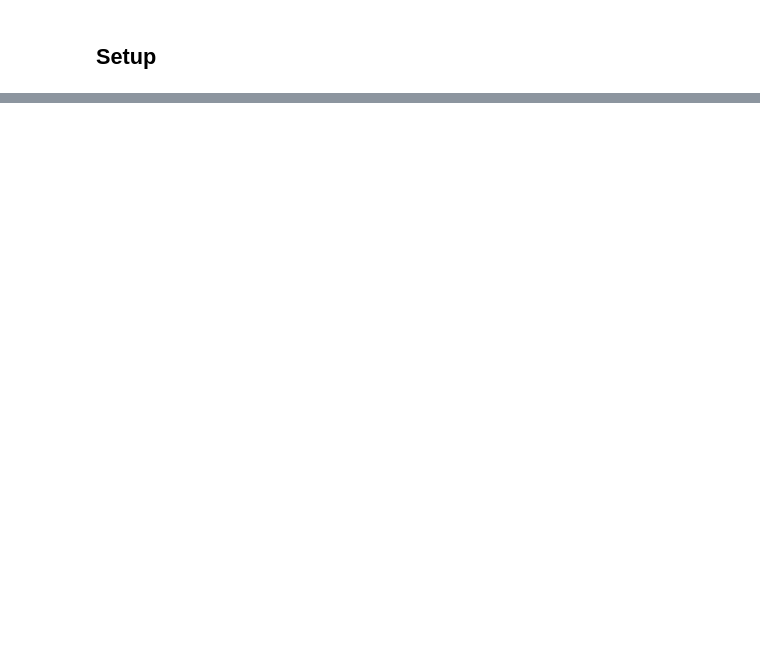
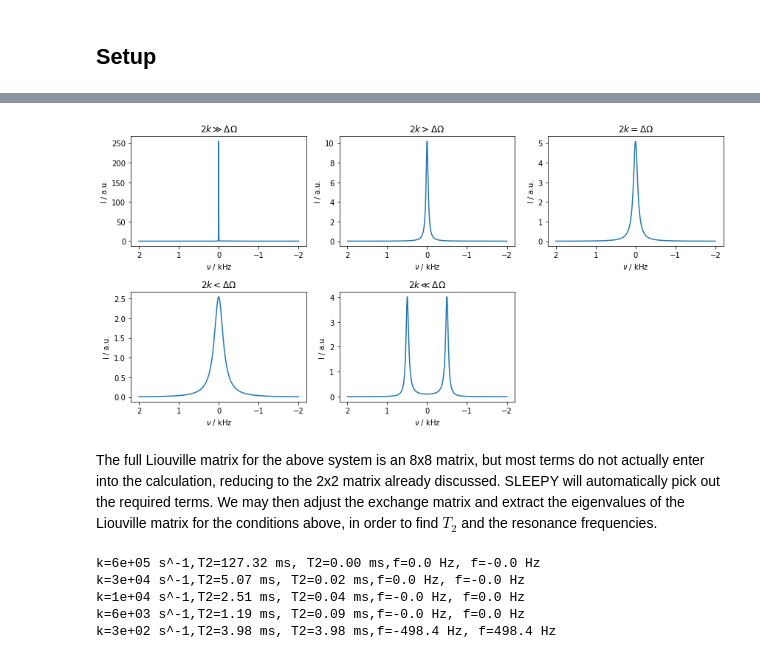
Before and after one commit to alsinmr/ConferenceExamples, a Jupyter notebook: JupyterBook/GNMR2025/Exchange.ipynb, the cells around one changed output, grey strips where cells are left out. Drawn from its saved outputs; the diff is of its cells as text; code cells hidden in the pictures; blank space fills up the shorter version.

```diff
--- a/JupyterBook/GNMR2025/Exchange.ipynb
+++ b/JupyterBook/GNMR2025/Exchange.ipynb
@@ -101,0 +203,33 @@ This matrix indicates that if we are in state 1, the phase of $\hat{S}_1^+$ will
+# %%
+fig=plt.figure(figsize=[12,6])
+ax=[fig.add_subplot(2,3,k+1) for k in range(5)]
+sqrt0=2*np.pi*4000/2   #This is where the square root is zero
+k0=[50*sqrt0,2*sqrt0,sqrt0,sqrt0/2,sqrt0/50]
+titles=[rf'$2k{sign}\Delta\Omega$' for sign in ['\gg','>','=','<','\ll']]
+
+for a,k,title in zip(ax,k0,titles):
+    L.kex=[[-k,k],[k,-k]]
+    rho.clear()
+    rho.DetProp(seq,n=4096)
+    rho.plot(FT=True,ax=a)
+    a.set_title(title)
+_=fig.tight_layout()
+# %% [output]
+[figure, added]
+# %% [markdown]
+The full Liouville matrix for the above system is an 8x8 matrix, but most terms do not actually enter into the calculation, reducing to the 2x2 matrix already discussed. SLEEPY will automatically pick out the required terms. We may then adjust the exchange matrix and extract the eigenvalues of the Liouville matrix for the conditions above, in order to find $T_2$ and the resonance frequencies.
+# %%
+rho_r,rho_r=rho.ReducedSetup(seq)
+L_r=rho_r.L   # The reduced Liouvillian is not returned directly
+for k in k0:
+    L.kex=[[-k,k],[k,-k]]
+    Lambda=np.linalg.eig(L_r[0].L(0))[0]
+    print(f'k={k:.1} s^-1,'+\
+          f'T2={-1e3/Lambda[0].real:.2f} ms, T2={-1e3/Lambda[1].real:.2f} ms,'+\
+          f'f={-Lambda[0].imag/2/np.pi:.1f} Hz, f={-Lambda[1].imag/2/np.pi:.1f} Hz')
+# %% [output]
+k=6e+05 s^-1,T2=127.32 ms, T2=0.00 ms,f=0.0 Hz, f=-0.0 Hz
+k=3e+04 s^-1,T2=5.07 ms, T2=0.02 ms,f=0.0 Hz, f=-0.0 Hz
+k=1e+04 s^-1,T2=2.51 ms, T2=0.04 ms,f=-0.0 Hz, f=0.0 Hz
+k=6e+03 s^-1,T2=1.19 ms, T2=0.09 ms,f=-0.0 Hz, f=0.0 Hz
+k=3e+02 s^-1,T2=3.98 ms, T2=3.98 ms,f=-498.4 Hz, f=498.4 Hz
```
Also changed, not shown: parts of 32 cells of this notebook, 26 other files.
